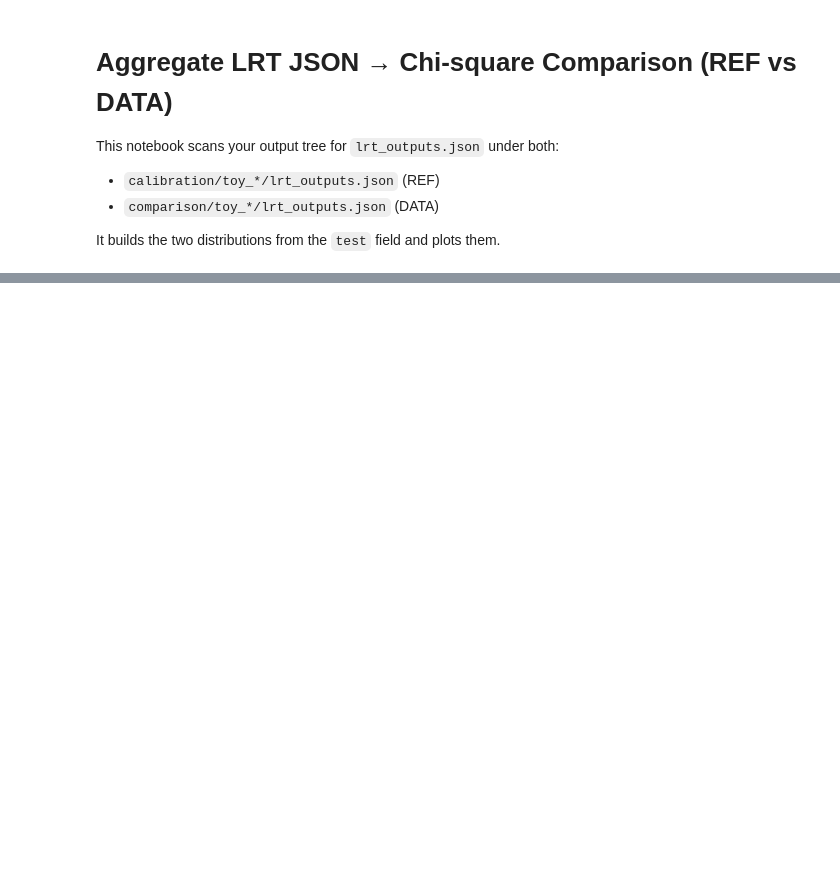
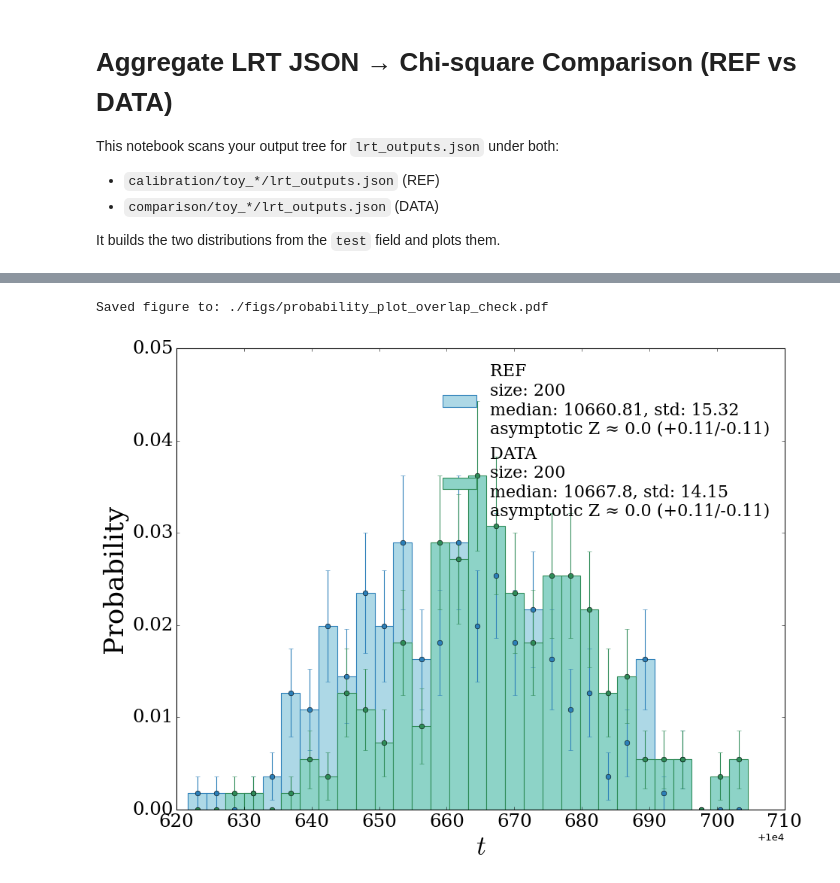
Before and after one commit to gbadarac/MonoJet_NPLM_analysis, a Jupyter notebook: LRT_with_unc/analyse_LRT.ipynb, the cells around one changed output, grey strips where cells are left out. Drawn from its saved outputs; the diff is of its cells as text; code cells hidden in the pictures; blank space fills up the shorter version.

```diff
--- a/LRT_with_unc/analyse_LRT.ipynb
+++ b/LRT_with_unc/analyse_LRT.ipynb
@@ -199,0 +305,26 @@ Saved figure to: /work/gbadarac/MonoJet_NPLM/MonoJet_NPLM_analysis/LRT_with_unc/
+# %%
+if __name__ == "__main__":
+    import numpy as np
+
+    # Example toys (replace with your collect function)
+    np.random.seed(0)
+    t_ref = np.random.normal(loc=10660, scale=15, size=200)
+    t_data = np.random.normal(loc=10670, scale=15, size=200)
+
+    FIG_DIR = "./figs"
+    os.makedirs(FIG_DIR, exist_ok=True)
+
+    plot_2distribution_overlap(
+        t_ref, t_data,
+        output_path=FIG_DIR,
+        nbins=30,
+        save=True,
+        label1='REF',
+        label2='DATA',
+        save_name='probability_plot_overlap_check',
+        print_Zscore=True,
+        show_expectation=True   # gray ±1σ band for chi2 expectation
+    )
+# %% [output]
+Saved figure to: ./figs/probability_plot_overlap_check.pdf
+[figure, added]
```
Also changed, not shown: parts of 3 cells of this notebook, 34 other files.
